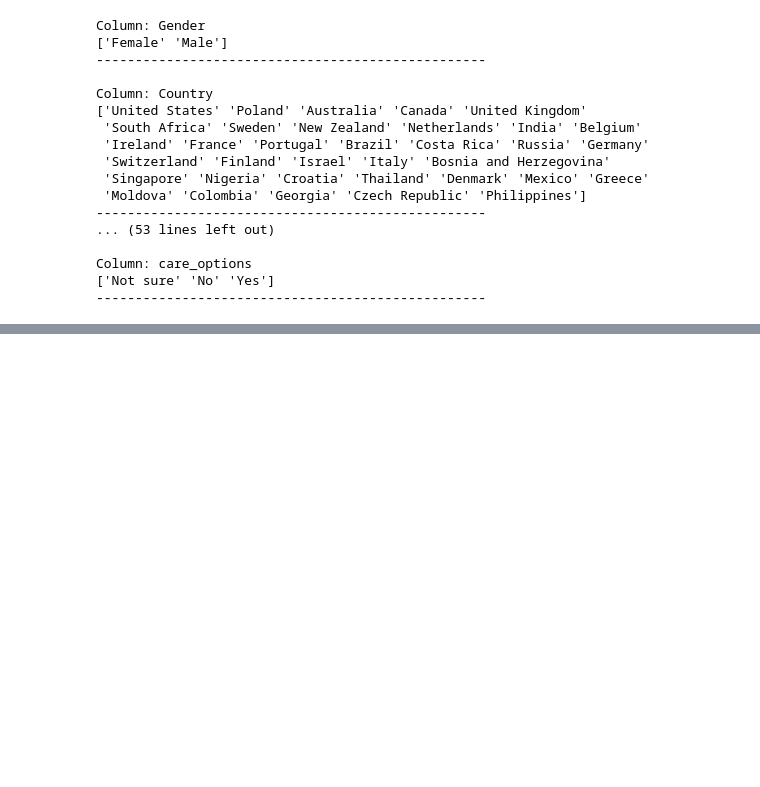
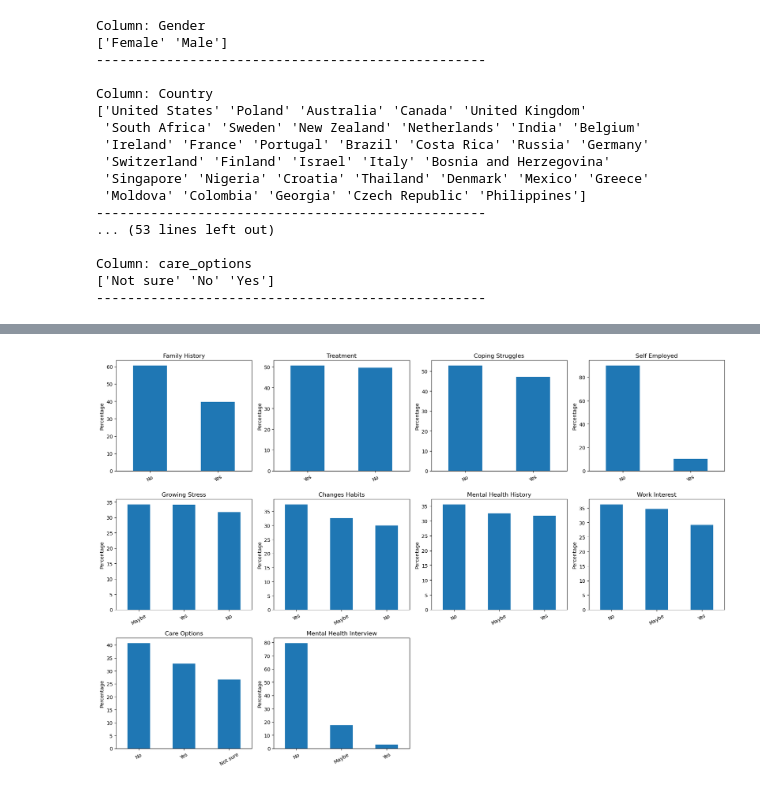
Before and after one commit to OmarAymanZaid/MentalHealth_RiskAssessment, a Jupyter notebook: notebooks/1_DataExploration.ipynb, the cells around one changed output, grey strips where cells are left out. Saved outputs shown, nothing was run; the diff lists cells and outputs as text; code cells hidden in the pictures; blank space fills up the shorter version.

```diff
--- a/notebooks/1_DataExploration.ipynb
+++ b/notebooks/1_DataExploration.ipynb
@@ -179,0 +239,26 @@ Column: care_options
+# %%
+import math
+
+cols = binary_cols + ternary_cols
+n_cols = 4  # number of plots per row
+n_rows = math.ceil(len(cols) / n_cols)
+
+fig, axes = plt.subplots(n_rows, n_cols, figsize=(18, 4 * n_rows))
+axes = axes.flatten()
+
+for ax, col in zip(axes, cols):
+    counts = data[col].value_counts(normalize=True) * 100
+    counts.plot(kind='bar', ax=ax)
+    ax.set_title(col.replace('_', ' ').title())
+    ax.set_ylabel('Percentage')
+    ax.set_xlabel('')
+    ax.tick_params(axis='x', rotation=30)
+
+# Remove empty subplots (if any)
+for ax in axes[len(cols):]:
+    ax.remove()
+
+plt.tight_layout()
+plt.show()
+# %% [output]
+[figure, added]
```
Also changed, not shown: parts of 9 cells of this notebook.
